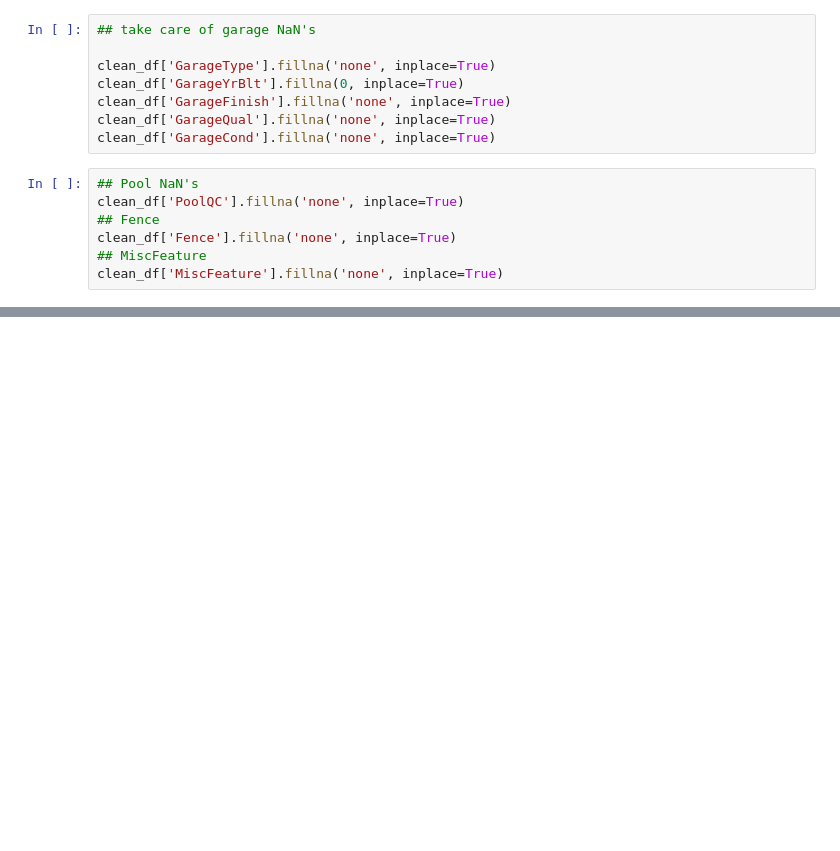
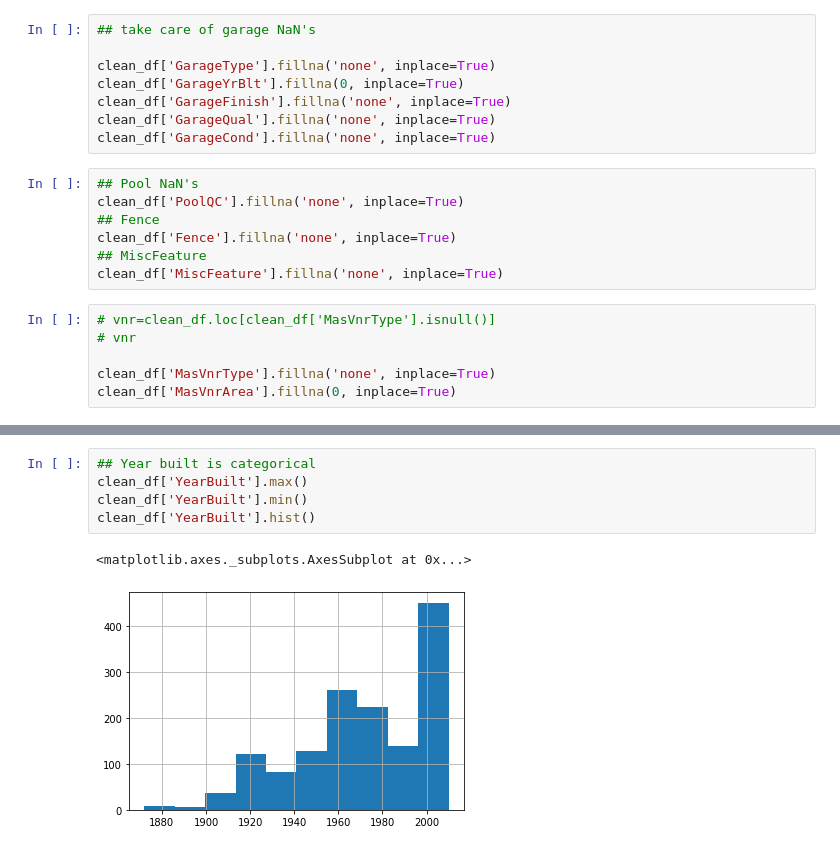
Before and after one commit to ChrisJtron/Ames_Iowa_Predictions, a Jupyter notebook: Kaggle_Housing_Prices/Restart.ipynb, the cells around one changed output, grey strips where cells are left out. Drawn from its saved outputs; the diff is of its cells as text; blank space fills up the shorter version.

```diff
--- a/Kaggle_Housing_Prices/Restart.ipynb
+++ b/Kaggle_Housing_Prices/Restart.ipynb
@@ -195,5 +195,11 @@ clean_df['PoolQC'].fillna('none', inplace=True)
 clean_df['Fence'].fillna('none', inplace=True)
 ## MiscFeature
 clean_df['MiscFeature'].fillna('none', inplace=True)
+# %%
+# vnr=clean_df.loc[clean_df['MasVnrType'].isnull()]
+# vnr
+
+clean_df['MasVnrType'].fillna('none', inplace=True)
+clean_df['MasVnrArea'].fillna(0, inplace=True)
 # %%
 ### No more NaN's in dataset
@@ -199,0 +234,8 @@ clean_df['MiscFeature'].fillna('none', inplace=True)
+# %%
+## Year built is categorical
+clean_df['YearBuilt'].max()
+clean_df['YearBuilt'].min()
+clean_df['YearBuilt'].hist()
+# %% [output]
+<matplotlib.axes._subplots.AxesSubplot at 0x...>
+[figure, added]
```
Also changed, not shown: parts of 18 cells of this notebook.
